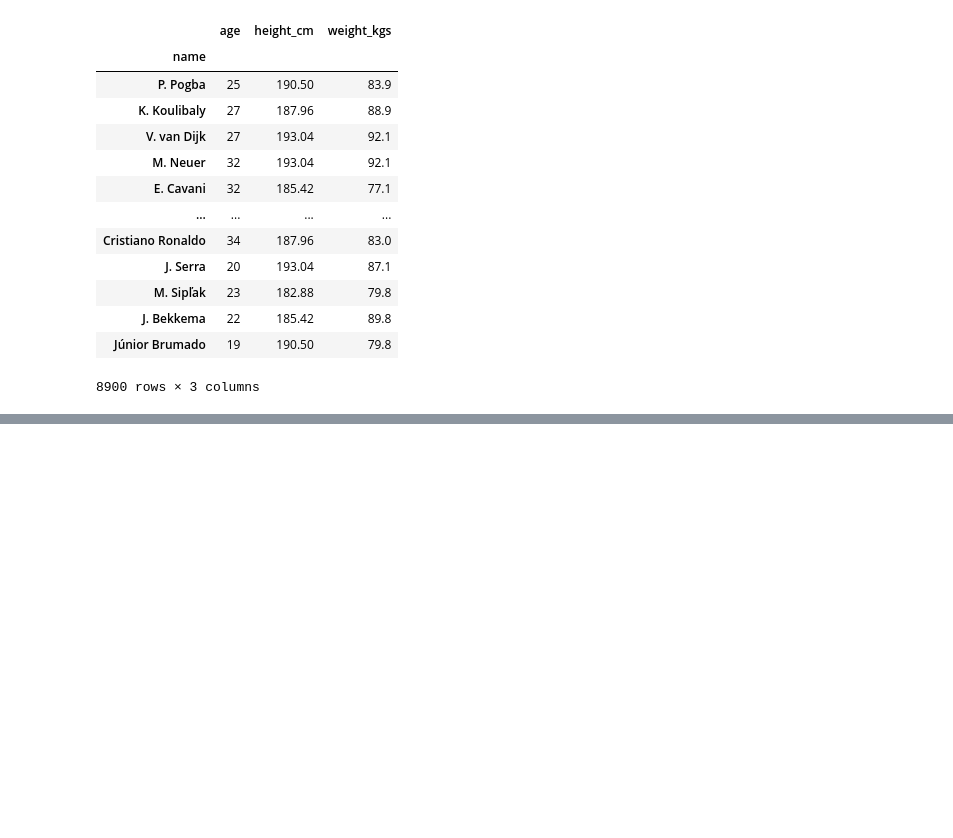
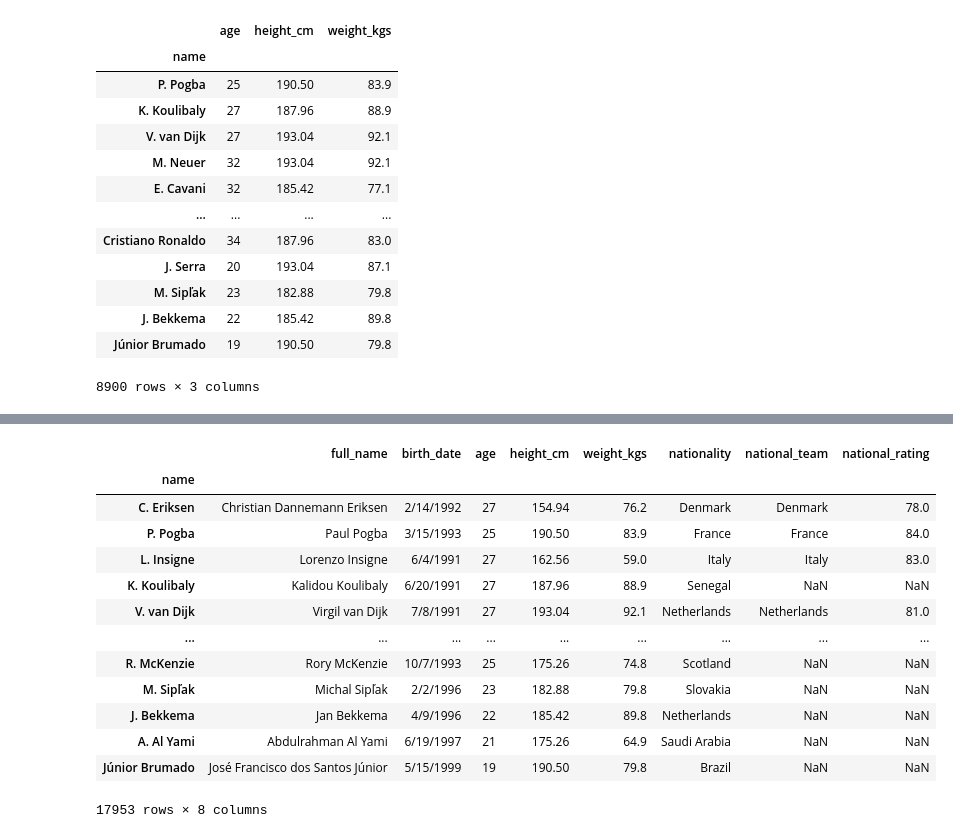
Before and after one commit to DiilaNa/Data_Science_with-Pandas, a Jupyter notebook: Project-1/DataExtractionWithPandas.ipynb, the cells around one changed output, grey strips where cells are left out. Drawn from its saved outputs; the diff is of its cells as text; code cells hidden in the pictures; blank space fills up the shorter version.

Commit message:
Drop rows in a df using drop()

```diff
--- a/Project-1/DataExtractionWithPandas.ipynb
+++ b/Project-1/DataExtractionWithPandas.ipynb
@@ -475,0 +492,23 @@ df_players.loc[df_players['height_cm'] > 180,columns]
+# %%
+#--------------------------Drop Rows in a DATA FRAME ------------------
+
+# drop one row
+# 1) aix parameter
+
+# 0 is row and 1 in column
+df_players.drop('L. Messi',axis=0)
+# %% [output]
+|  | full_name | birth_date | age | height_cm | weight_kgs | nationality | national_team | national_rating |
+| name |  |  |  |  |  |  |  |  |
+| C. Eriksen | Christian Dannemann Eriksen | 2/14/1992 | 27 | 154.94 | 76.2 | Denmark | Denmark | 78.0 |
+| P. Pogba | Paul Pogba | 3/15/1993 | 25 | 190.50 | 83.9 | France | France | 84.0 |
+| L. Insigne | Lorenzo Insigne | 6/4/1991 | 27 | 162.56 | 59.0 | Italy | Italy | 83.0 |
+| K. Koulibaly | Kalidou Koulibaly | 6/20/1991 | 27 | 187.96 | 88.9 | Senegal | NaN | NaN |
+| V. van Dijk | Virgil van Dijk | 7/8/1991 | 27 | 193.04 | 92.1 | Netherlands | Netherlands | 81.0 |
+| ... | ... | ... | ... | ... | ... | ... | ... | ... |
+| R. McKenzie | Rory McKenzie | 10/7/1993 | 25 | 175.26 | 74.8 | Scotland | NaN | NaN |
+| M. Sipľak | Michal Sipľak | 2/2/1996 | 23 | 182.88 | 79.8 | Slovakia | NaN | NaN |
+| J. Bekkema | Jan Bekkema | 4/9/1996 | 22 | 185.42 | 89.8 | Netherlands | NaN | NaN |
+| A. Al Yami | Abdulrahman Al Yami | 6/19/1997 | 21 | 175.26 | 64.9 | Saudi Arabia | NaN | NaN |
+| Júnior Brumado | José Francisco dos Santos Júnior | 5/15/1999 | 19 | 190.50 | 79.8 | Brazil | NaN | NaN |
+17953 rows × 8 columns
```
Also changed, not shown: parts of 3 cells of this notebook.
